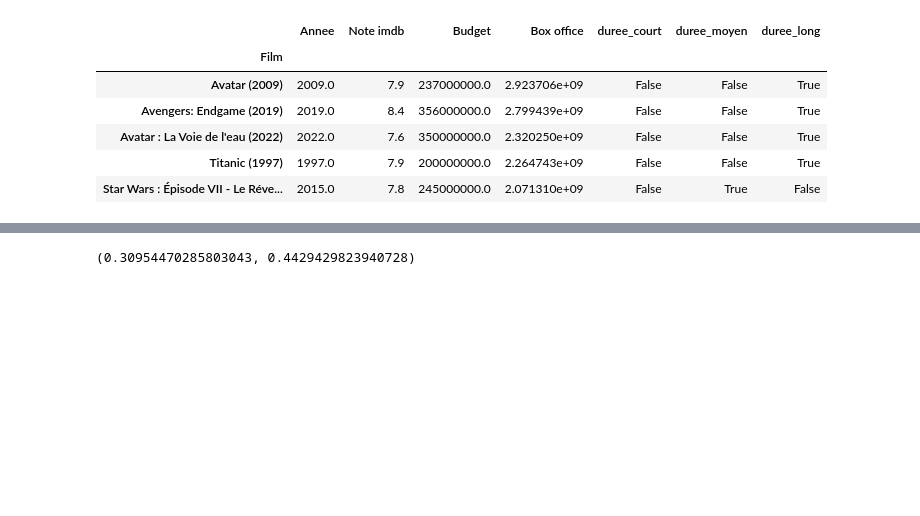
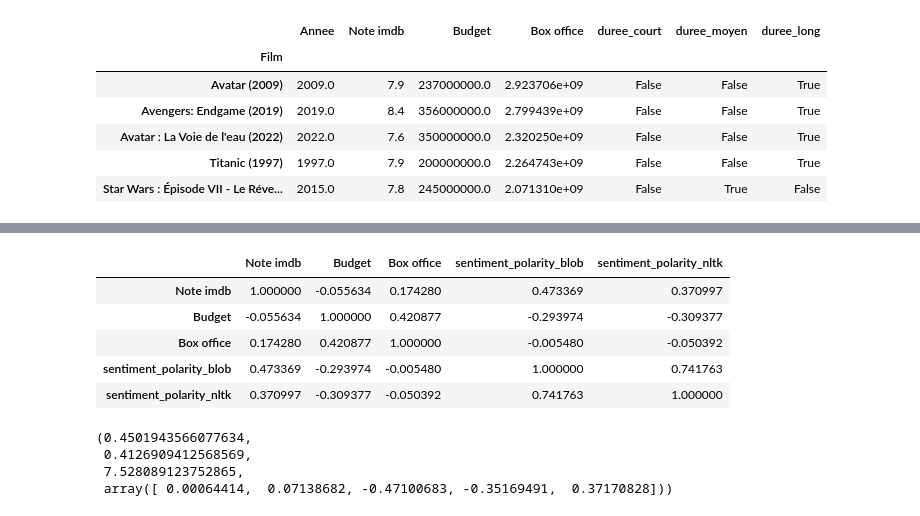
Before and after one commit to LouisArmand0/Projet_Python, a Jupyter notebook: NLP.ipynb, the cells around one changed output, grey strips where cells are left out. Saved outputs shown, nothing was run; the diff lists cells and outputs as text; code cells hidden in the pictures; blank space fills up the shorter version.

```diff
--- a/NLP.ipynb
+++ b/NLP.ipynb
@@ -509 +507,10 @@ df_films.head()
+# %%
+df_films.drop(['Annee', 'duree_court', 'duree_moyen', 'duree_long'], axis = 1).corr()
+# %% [output]
+|  | Note imdb | Budget | Box office | sentiment_polarity_blob | sentiment_polarity_nltk |
+| Note imdb | 1.000000 | -0.055634 | 0.174280 | 0.473369 | 0.370997 |
+| Budget | -0.055634 | 1.000000 | 0.420877 | -0.293974 | -0.309377 |
+| Box office | 0.174280 | 0.420877 | 1.000000 | -0.005480 | -0.050392 |
+| sentiment_polarity_blob | 0.473369 | -0.293974 | -0.005480 | 1.000000 | 0.741763 |
+| sentiment_polarity_nltk | 0.370997 | -0.309377 | -0.050392 | 0.741763 | 1.000000 |
 # %%
@@ -524,7 +531,13 @@ modele.fit(X_train, y_train)
 predictions = modele.predict(X_test)
 mse = mean_squared_error(y_test, predictions)
 r2 = r2_score(y_test, predictions)
+coefficients = modele.coef_
+intercept = modele.intercept_
 
-mse, r2
+
+mse, r2, intercept, coefficients
 # %% [output]
-(0.30954470285803043, 0.4429429823940728)
+(0.4501943566077634,
+ 0.4126909412568569,
+ 7.528089123752865,
+ array([ 0.00064414,  0.07138682, -0.47100683, -0.35169491,  0.37170828]))
```
Also changed, not shown: parts of 13 cells of this notebook.
